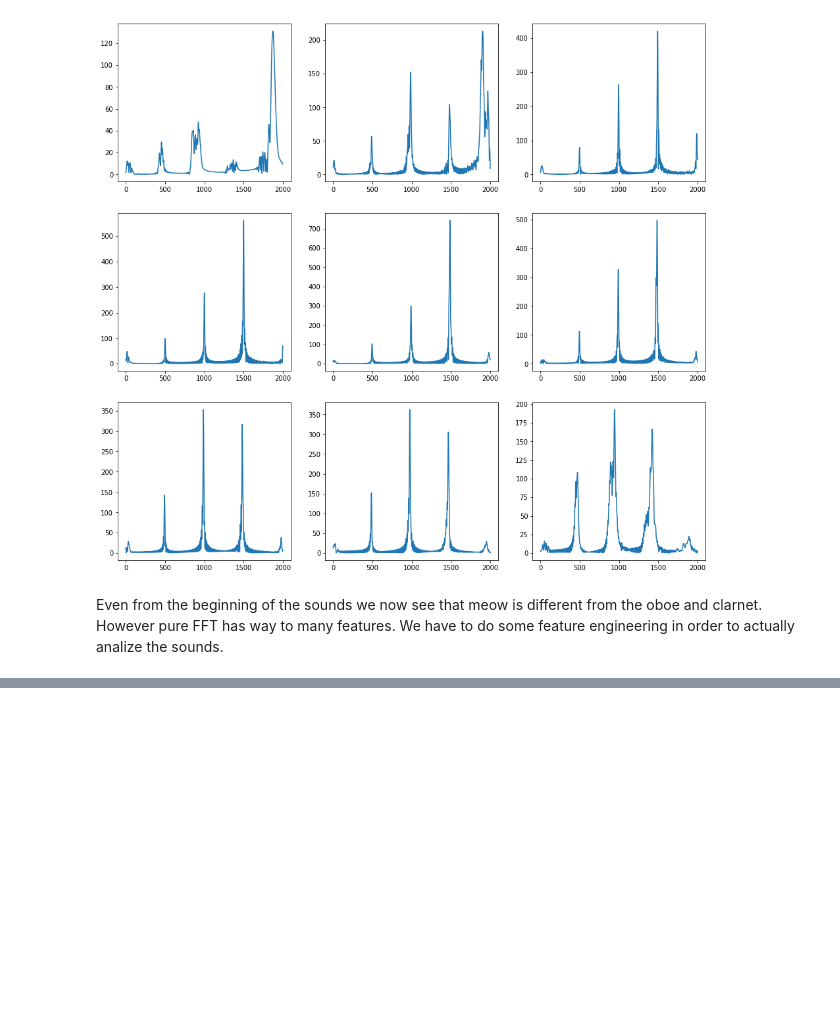
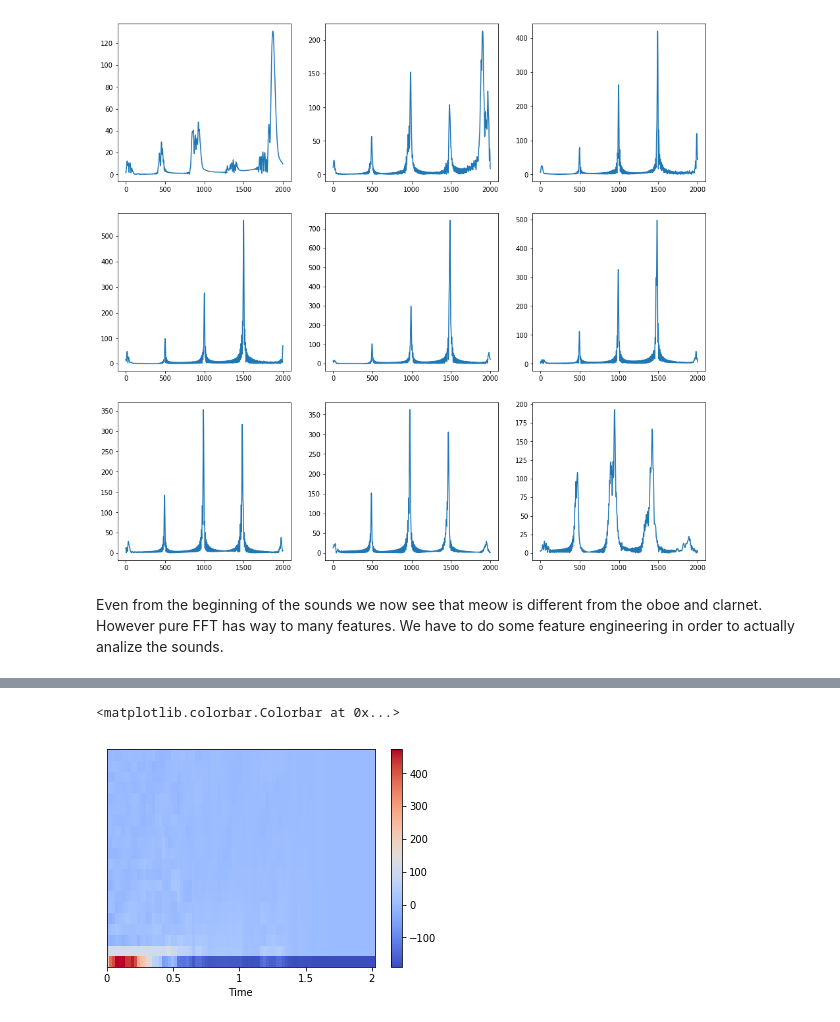
Before and after one commit to gelisa/kaggle_sound, a Jupyter notebook: sandbox.ipynb, the cells around one changed output, grey strips where cells are left out. Saved outputs shown, nothing was run; the diff lists cells and outputs as text; code cells hidden in the pictures; blank space fills up the shorter version.

```diff
--- a/sandbox.ipynb
+++ b/sandbox.ipynb
@@ -180,0 +237,9 @@ Even from the beginning of the sounds we now see that meow is different from the
+# %%
+plt.figure(figsize=(6,4))
+ns = 2*44100
+mfcc_oboe = mfcc((np.absolute(fft.fft(oboe[0*ns:1*ns]))/1/ns)[:int(ns/2)], sr=44100)
+specshow(mfcc_oboe, x_axis='time')
+plt.colorbar()
+# %% [output]
+<matplotlib.colorbar.Colorbar at 0x...>
+[figure, added]
```
Also changed, not shown: parts of 10 cells of this notebook.
